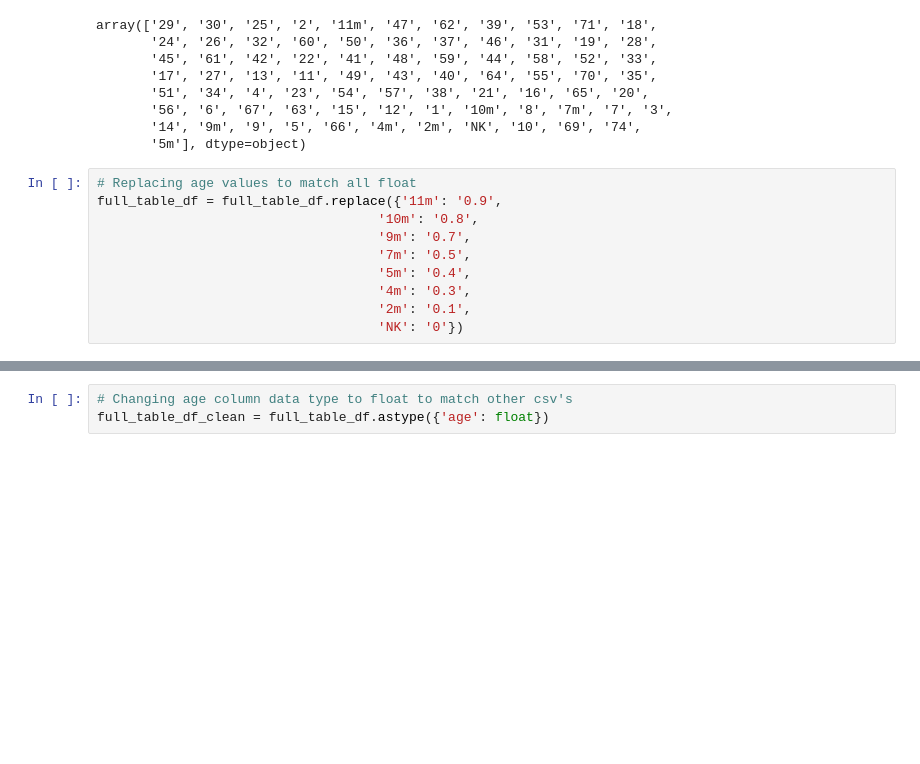
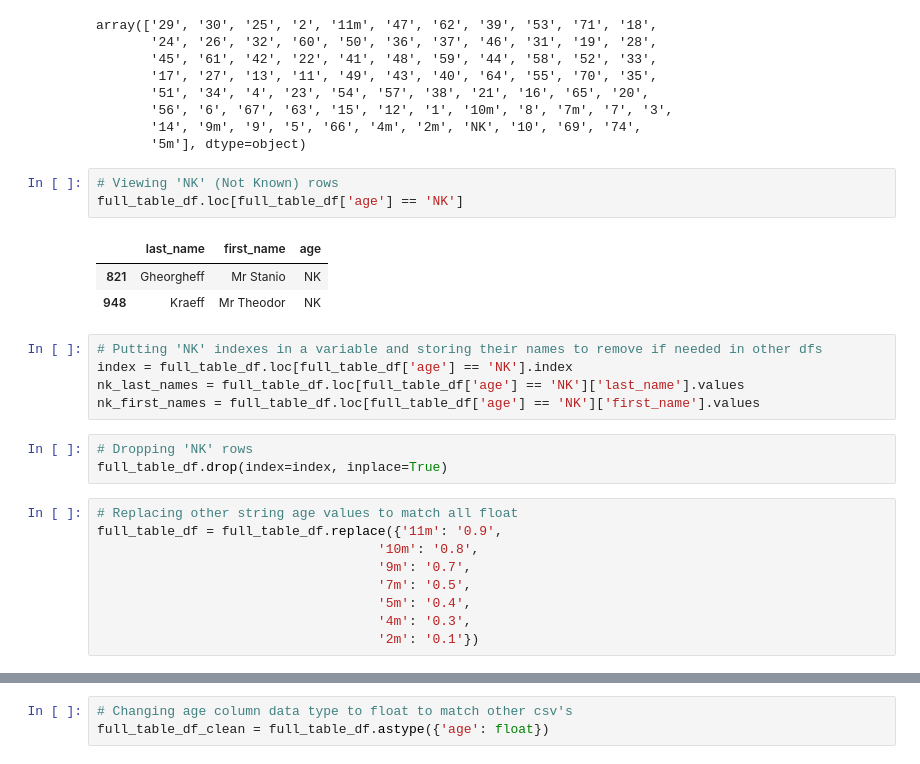
Before and after one commit to Mariomtz0713/Project-4, a Jupyter notebook: Titanic/titanic_ETD.ipynb, the cells around one changed output, grey strips where cells are left out. Cells and saved outputs as stored; diff of their text form; blank space fills up the shorter version.

```diff
--- a/Titanic/titanic_ETD.ipynb
+++ b/Titanic/titanic_ETD.ipynb
@@ -242,16 +244,30 @@ array(['29', '30', '25', '2', '11m', '47', '62', '39', '53', '71', '18',
        '56', '6', '67', '63', '15', '12', '1', '10m', '8', '7m', '7', '3',
        '14', '9m', '9', '5', '66', '4m', '2m', 'NK', '10', '69', '74',
        '5m'], dtype=object)
+# %%
+# Viewing 'NK' (Not Known) rows
+full_table_df.loc[full_table_df['age'] == 'NK']
+# %% [output]
+|  | last_name | first_name | age |
+| 821 | Gheorgheff | Mr Stanio | NK |
+| 948 | Kraeff | Mr Theodor | NK |
+# %%
+# Putting 'NK' indexes in a variable and storing their names to remove if needed in other dfs
+index = full_table_df.loc[full_table_df['age'] == 'NK'].index
+nk_last_names = full_table_df.loc[full_table_df['age'] == 'NK']['last_name'].values
+nk_first_names = full_table_df.loc[full_table_df['age'] == 'NK']['first_name'].values
+# %%
+# Dropping 'NK' rows
+full_table_df.drop(index=index, inplace=True)
 # %%
-# Replacing age values to match all float
+# Replacing other string age values to match all float
 full_table_df = full_table_df.replace({'11m': '0.9',
                                     '10m': '0.8',
                                     '9m': '0.7',
                                     '7m': '0.5',
                                     '5m': '0.4',
                                     '4m': '0.3',
-                                    '2m': '0.1',
-                                    'NK': '0'})
+                                    '2m': '0.1'})
 # %%
 # Double checking
 full_table_df['age'].unique()
```
Also changed, not shown: parts of 22 cells of this notebook.
